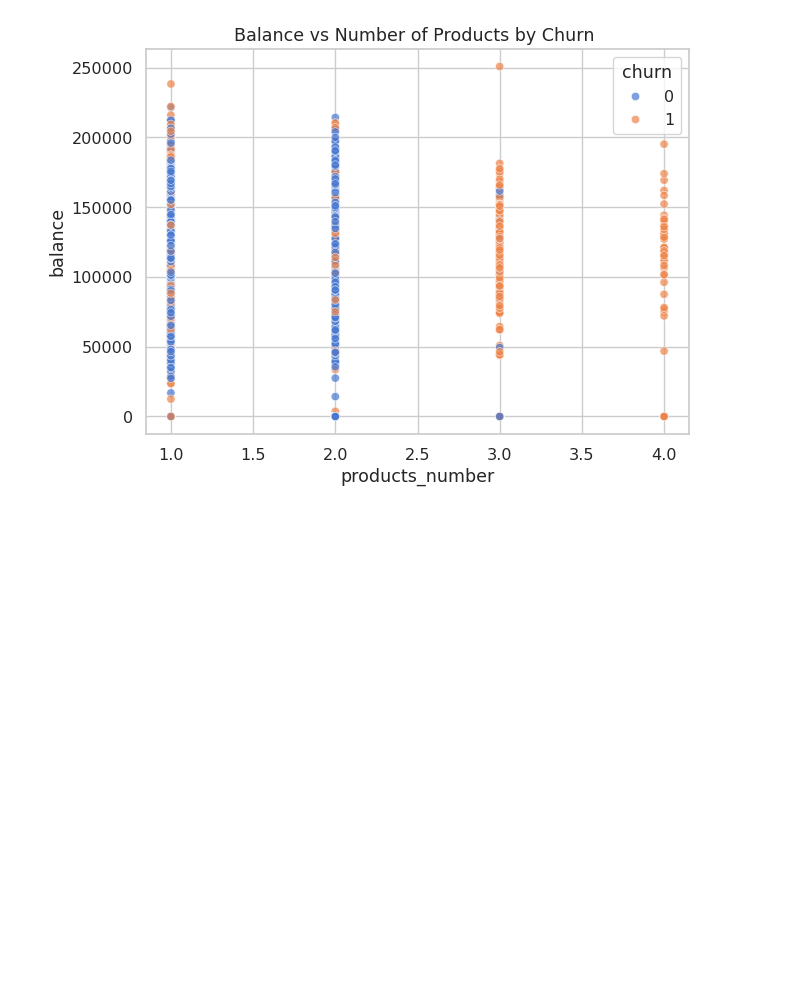
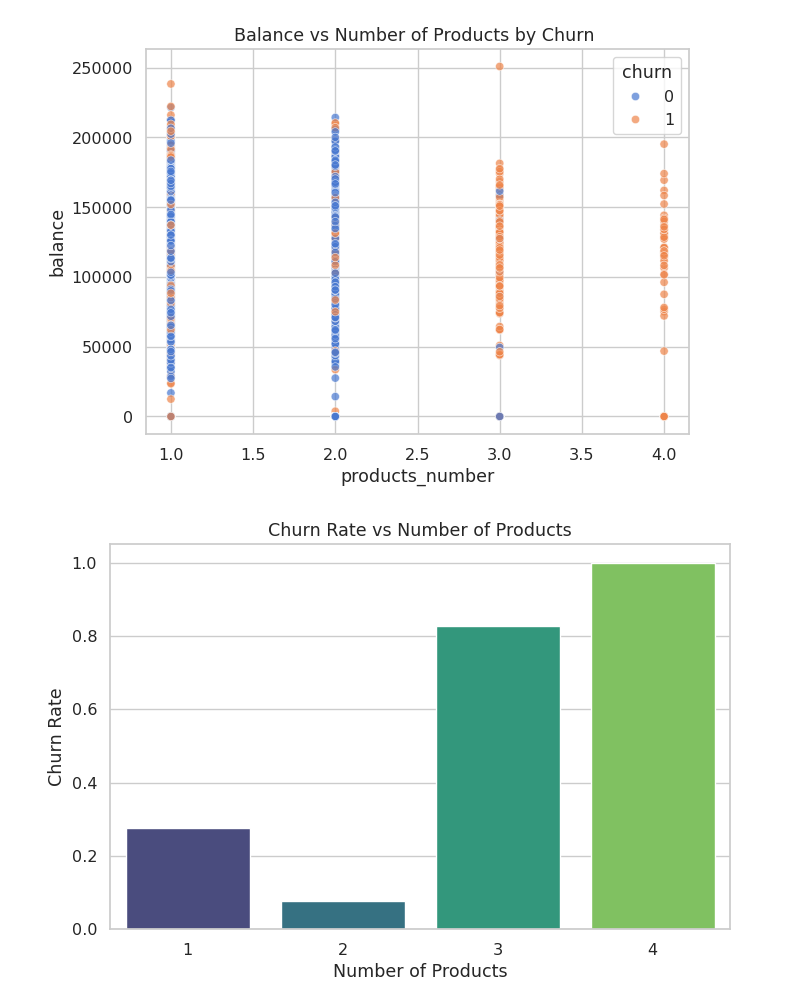
Before and after one commit to mmiskatul/Customer-Churn-prediction, a Jupyter notebook: Analysic-data.ipynb, the cells around one changed output. Saved outputs shown, nothing was run; the diff lists cells and outputs as text; code cells hidden in the pictures; blank space fills up the shorter version.

Commit message:
aggregate the rate per number of Products

```diff
--- a/Analysic-data.ipynb
+++ b/Analysic-data.ipynb
@@ -262,3 +262,16 @@ plt.title("Balance vs Number of Products by Churn ")
 # %% [output]
 Text(0.5, 1.0, 'Balance vs Number of Products by Churn ')
 [figure]
+# %%
+# aggregate the rate per number of Products
+churn_rate =df.groupby('products_number')['churn'].mean().reset_index()
+
+#plot Churn rate
+plt.figure(figsize=(8,5))
+sns.barplot(data=churn_rate,x='products_number',y='churn',palette='viridis')
+plt.xlabel("Number of Products")
+plt.ylabel("Churn Rate")
+plt.title("Churn Rate vs Number of Products")
+plt.show()
+# %% [output]
+[figure, added]
```
